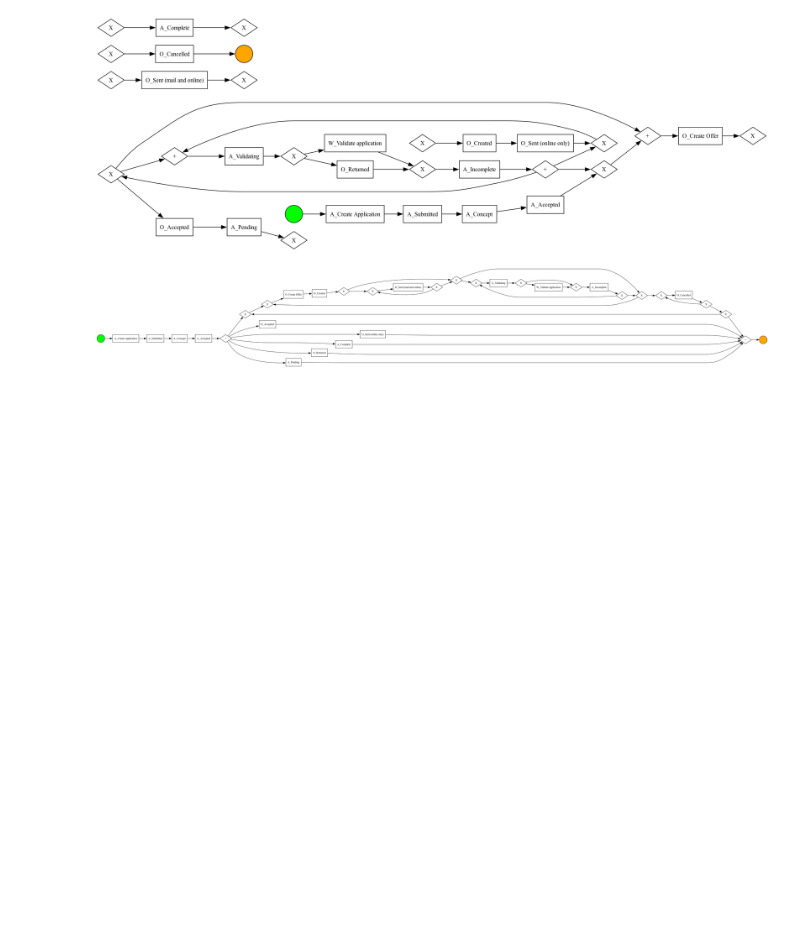
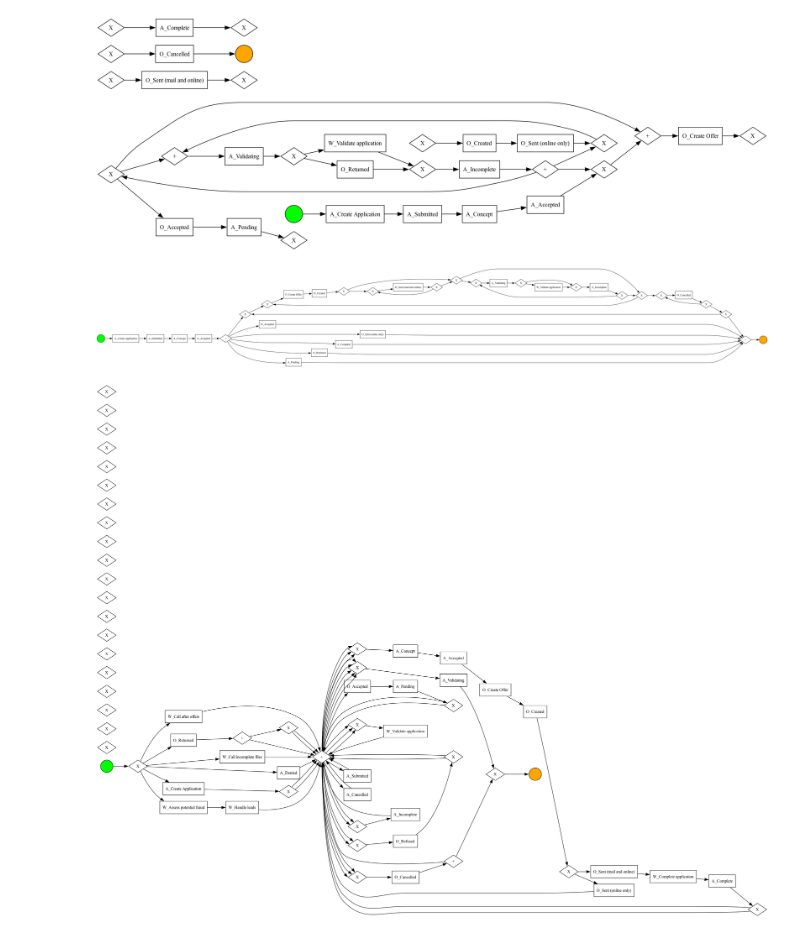
Before and after one commit to danielsich/BPIC_17_Data2Process, a Jupyter notebook: notebooks/petri2bpmn.ipynb, the cells around one changed output. Saved outputs shown, nothing was run; the diff lists cells and outputs as text; code cells hidden in the pictures; blank space fills up the shorter version.

Commit message:
load genetic bmpn

```diff
--- a/notebooks/petri2bpmn.ipynb
+++ b/notebooks/petri2bpmn.ipynb
@@ -26,3 +26,9 @@ inductive_30_bpmn_graph = pm4py.convert_to_bpmn(inductive_30_net, inductive_30_i
 pm4py.view_bpmn(inductive_30_bpmn_graph)
 # %% [output]
 [figure]
+# %%
+genetic_net, genetic_initial_marking, genetic_final_marking = pm4py.read_pnml("../petrinets/genetic/genetic_model.pnml")
+genetic_bpmn_graph = pm4py.convert_to_bpmn(genetic_net, genetic_initial_marking, genetic_final_marking)
+pm4py.view_bpmn(genetic_bpmn_graph)
+# %% [output]
+[figure, added]
```
Also changed, not shown: 1 other file.
